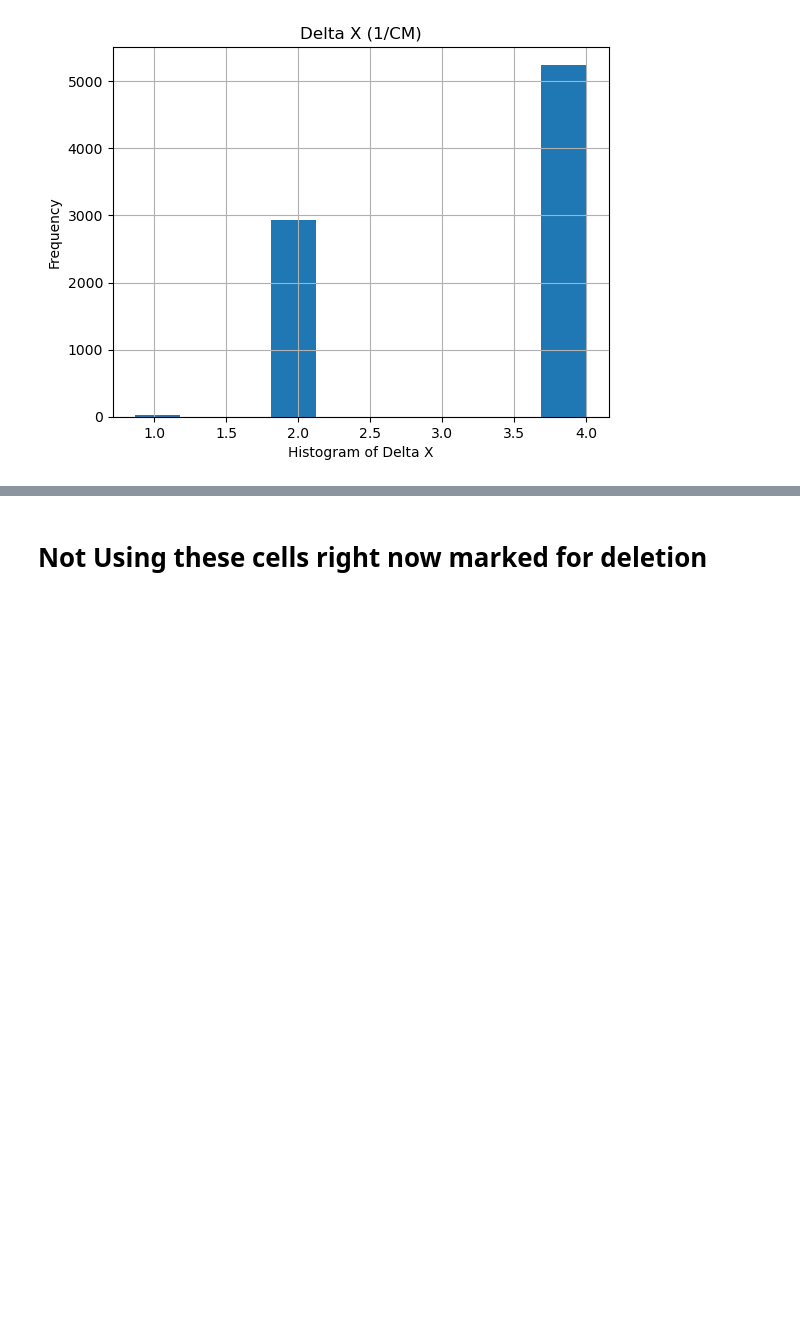
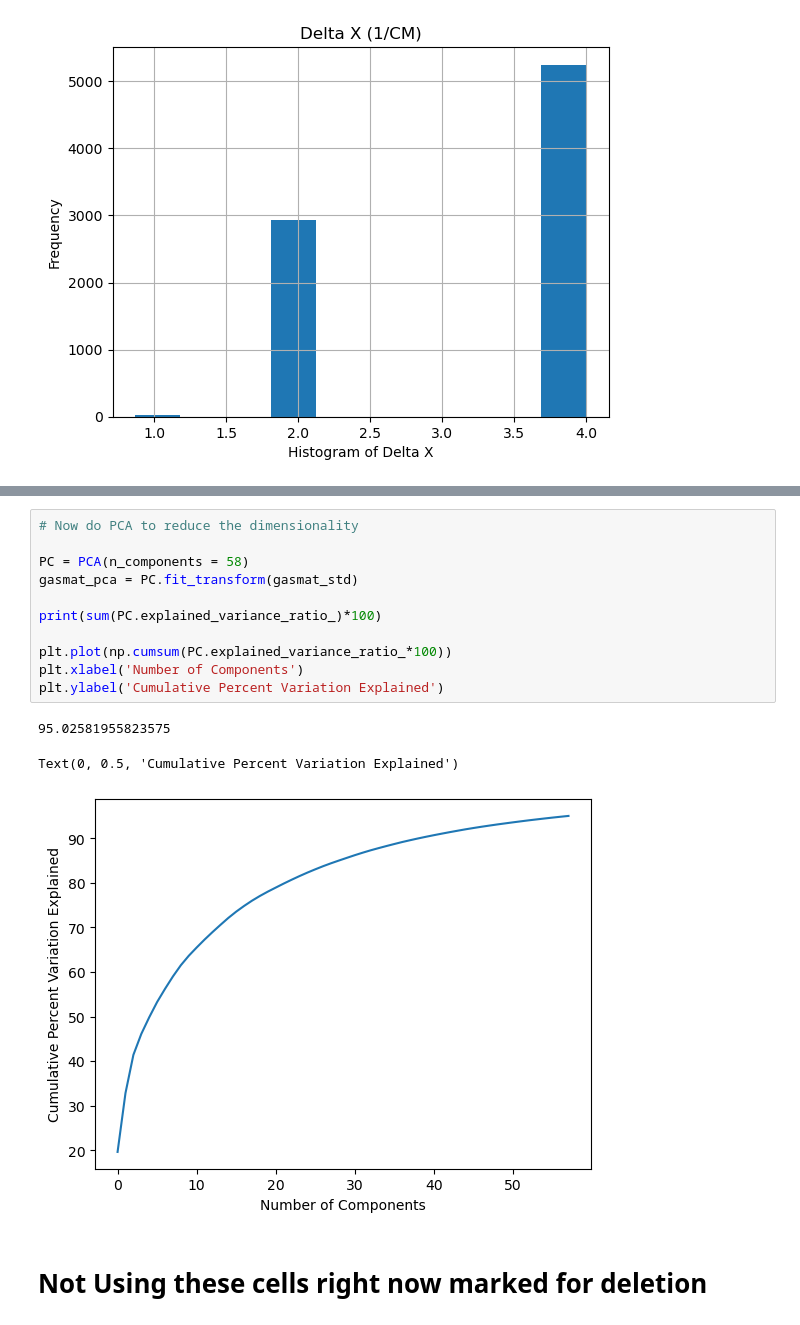
Before and after one commit to kevinpatrickkent/NIST-IR-MachineLearning, a Jupyter notebook: NISTWebbookML.ipynb, the cells around one changed output, grey strips where cells are left out. Cells and saved outputs as stored; diff of their text form; blank space fills up the shorter version.

```diff
--- a/NISTWebbookML.ipynb
+++ b/NISTWebbookML.ipynb
@@ -1126,3 +1163,18 @@ plt.plot(df_gasspec.columns,df_gasspec.loc[indexNum[4],:])
+# %%
+# Now do PCA to reduce the dimensionality
+
+PC = PCA(n_components = 58)
+gasmat_pca = PC.fit_transform(gasmat_std)
+
+print(sum(PC.explained_variance_ratio_)*100)
+
+plt.plot(np.cumsum(PC.explained_variance_ratio_*100))
+plt.xlabel('Number of Components')
+plt.ylabel('Cumulative Percent Variation Explained')
+# %% [output]
+95.02581955823575
+Text(0, 0.5, 'Cumulative Percent Variation Explained')
+[figure, added]
 # %% [markdown]
 # Not Using these cells right now marked for deletion
 # %%
```
Also changed, not shown: parts of 57 cells of this notebook.
